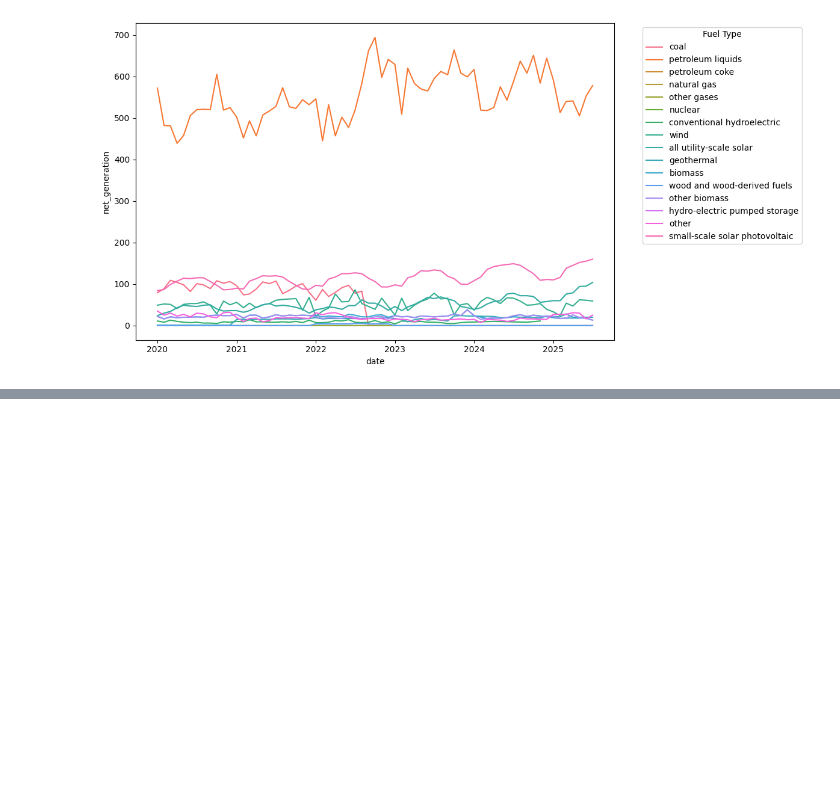
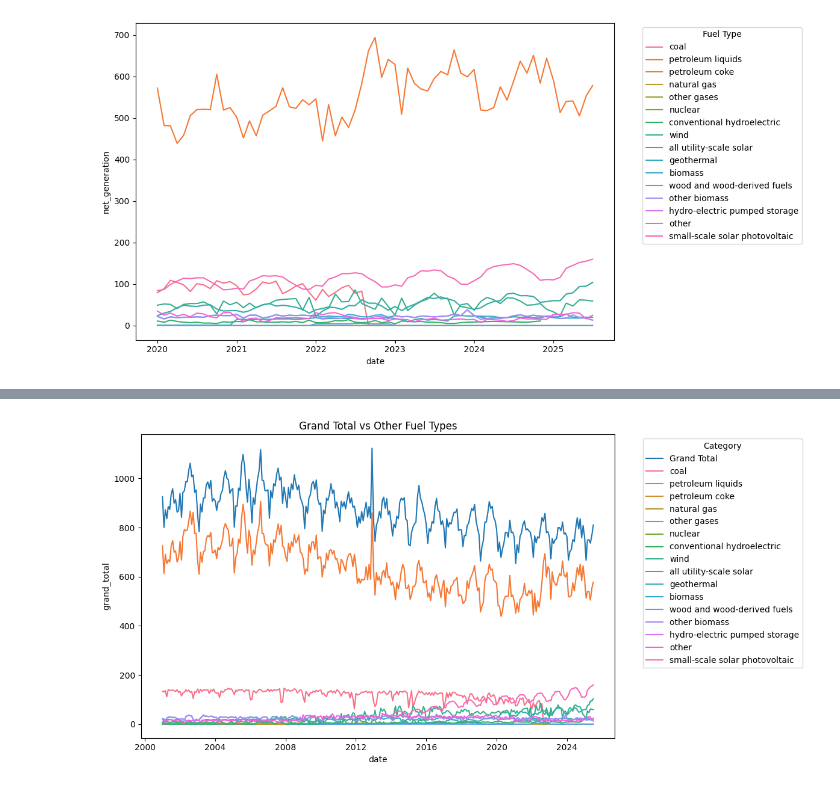
Before and after one commit to ashleyholen/Data-Science-Capstone, a Jupyter notebook: capstone.ipynb, the cells around one changed output, grey strips where cells are left out. Saved outputs shown, nothing was run; the diff lists cells and outputs as text; code cells hidden in the pictures; blank space fills up the shorter version.

```diff
--- a/capstone.ipynb
+++ b/capstone.ipynb
@@ -266,0 +352,17 @@ plt.show()
+# %%
+subset = tidy_df[~tidy_df["fuel_type"].isin(["all fuels (utility-scale)"])]
+
+plt.figure(figsize=(12, 6))
+
+# Grand total
+sns.lineplot(data=tidy_df_totals, x="date", y="grand_total", label="Grand Total")
+
+# All other fuel types
+sns.lineplot(data=subset[~subset["fuel_type"].isin(["all solar"])], x="date", y="net_generation", hue="fuel_type")
+
+plt.legend(title="Category", bbox_to_anchor=(1.05, 1), loc="upper left")
+plt.title("Grand Total vs Other Fuel Types")
+plt.tight_layout()
+plt.show()
+# %% [output]
+[figure, added]
```
Also changed, not shown: parts of 19 cells of this notebook.
